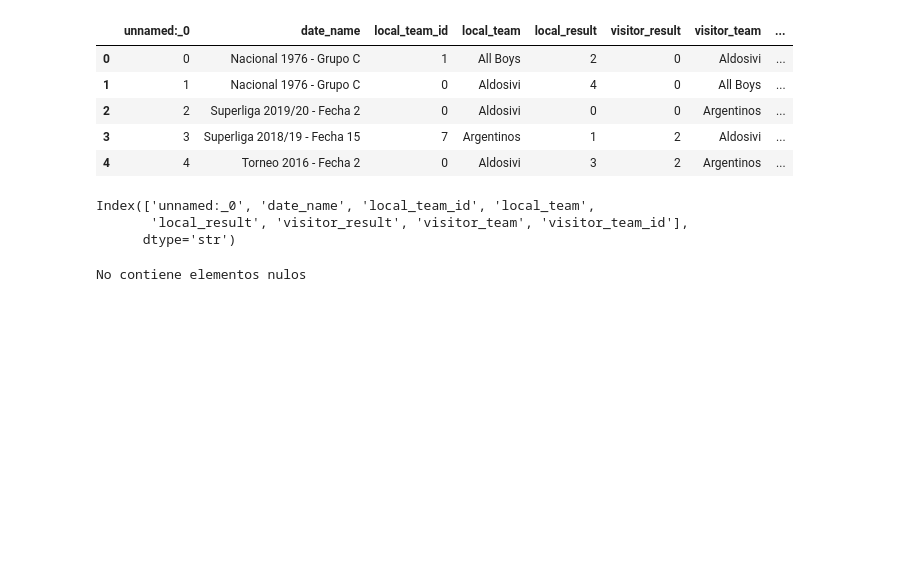
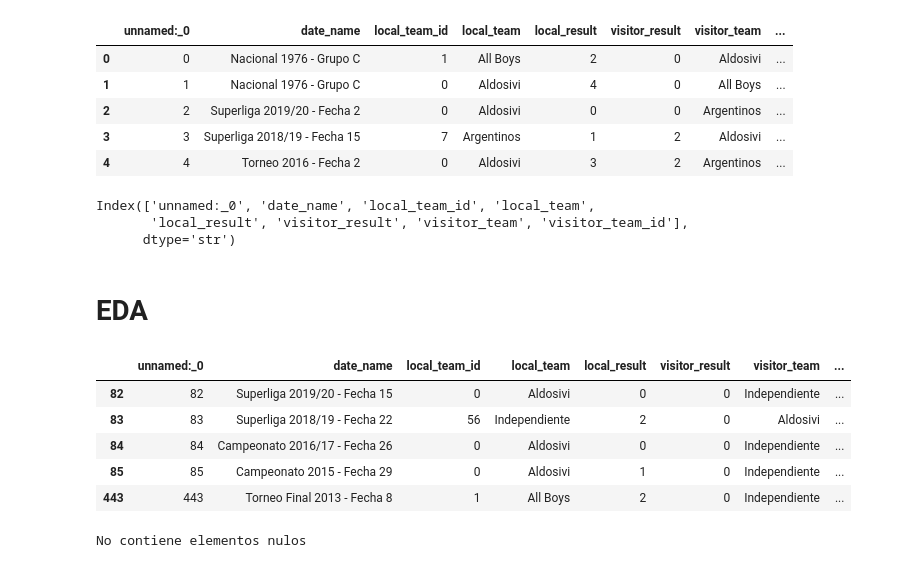
Before and after one commit to rfhfmnn/ml-zoomcamp, a Jupyter notebook: midterm_project/notebook.ipynb, the cells around one changed output. Cells and saved outputs as stored; diff of their text form; code cells hidden in the pictures; blank space fills up the shorter version.

```diff
--- a/midterm_project/notebook.ipynb
+++ b/midterm_project/notebook.ipynb
@@ -23,4 +27,17 @@ Index(['unnamed:_0', 'date_name', 'local_team_id', 'local_team',
 # %%
 categorical=['date_name','local_team','visitor_team']
 numeric=['local_result','visitor_result']
+# %% [markdown]
+# EDA
+# %%
+#primero filtramos partidos de independiente
+df_independiente=df[(df['local_team']=='Independiente') | (df['visitor_team']=='Independiente')]
+df_independiente.head()
+# %% [output]
+|  | unnamed:_0 | date_name | local_team_id | local_team | local_result | visitor_result | visitor_team | ... |
+| 82 | 82 | Superliga 2019/20 - Fecha 15 | 0 | Aldosivi | 0 | 0 | Independiente | ... |
+| 83 | 83 | Superliga 2018/19 - Fecha 22 | 56 | Independiente | 2 | 0 | Aldosivi | ... |
+| 84 | 84 | Campeonato 2016/17 - Fecha 26 | 0 | Aldosivi | 0 | 0 | Independiente | ... |
+| 85 | 85 | Campeonato 2015 - Fecha 29 | 0 | Aldosivi | 1 | 0 | Independiente | ... |
+| 443 | 443 | Torneo Final 2013 - Fecha 8 | 1 | All Boys | 2 | 0 | Independiente | ... |
 # %%
```
Also changed, not shown: parts of 15 cells of this notebook, 2 other files.
